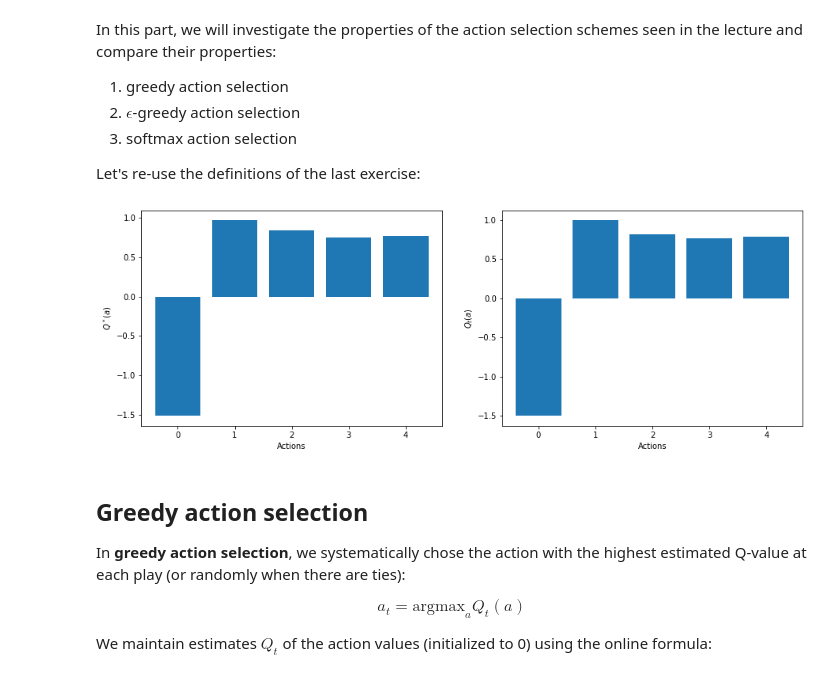
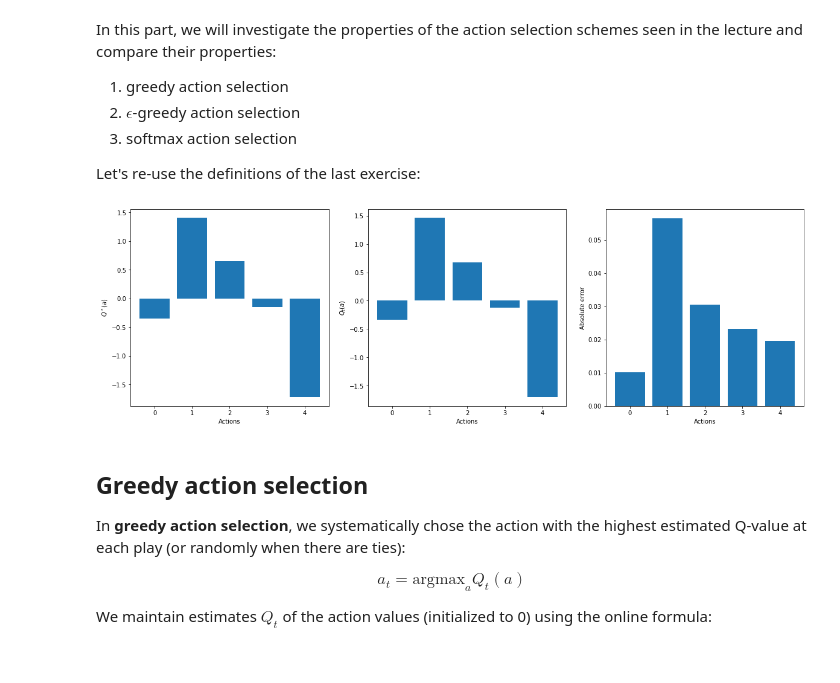
Before and after one commit to samyarmodabber/lecturenotes-deeprl, a Jupyter notebook: _sources/5-exercises/4-Bandits-solution.ipynb, the cells around one changed output. Cells and saved outputs as stored; diff of their text form; code cells hidden in the pictures.

```diff
--- a/_sources/5-exercises/4-Bandits-solution.ipynb
+++ b/_sources/5-exercises/4-Bandits-solution.ipynb
@@ -36,23 +48,32 @@ bandit = Bandit(nb_actions)
 # %%
-mean_reward = []
-for a in range(nb_actions):
+nb_actions = 5
+bandit = Bandit(nb_actions)
+
+all_rewards = []
+for t in range(1000):
     rewards = []
-    for t in range(1000):
+    for a in range(nb_actions):
         rewards.append(bandit.step(a))
-    mean_reward.append(np.mean(rewards))
+    all_rewards.append(rewards)
 
-plt.figure(figsize=(15, 5))
-plt.subplot(121)
+mean_reward = np.mean(all_rewards, axis=0)
+
+plt.figure(figsize=(20, 6))
+plt.subplot(131)
 plt.bar(range(nb_actions), bandit.Q_star)
 plt.xlabel("Actions")
 plt.ylabel("$Q^*(a)$")
-plt.subplot(122)
+plt.subplot(132)
 plt.bar(range(nb_actions), mean_reward)
 plt.xlabel("Actions")
 plt.ylabel("$Q_t(a)$")
+plt.subplot(133)
+plt.bar(range(nb_actions), np.abs(bandit.Q_star - mean_reward))
+plt.xlabel("Actions")
+plt.ylabel("Absolute error")
 plt.show()
 # %% [output]
-[figure, old version]
+[figure, new version]
 # %% [markdown]
 ## Greedy action selection
 
```
Also changed, not shown: parts of 25 cells of this notebook, 53 other files.
